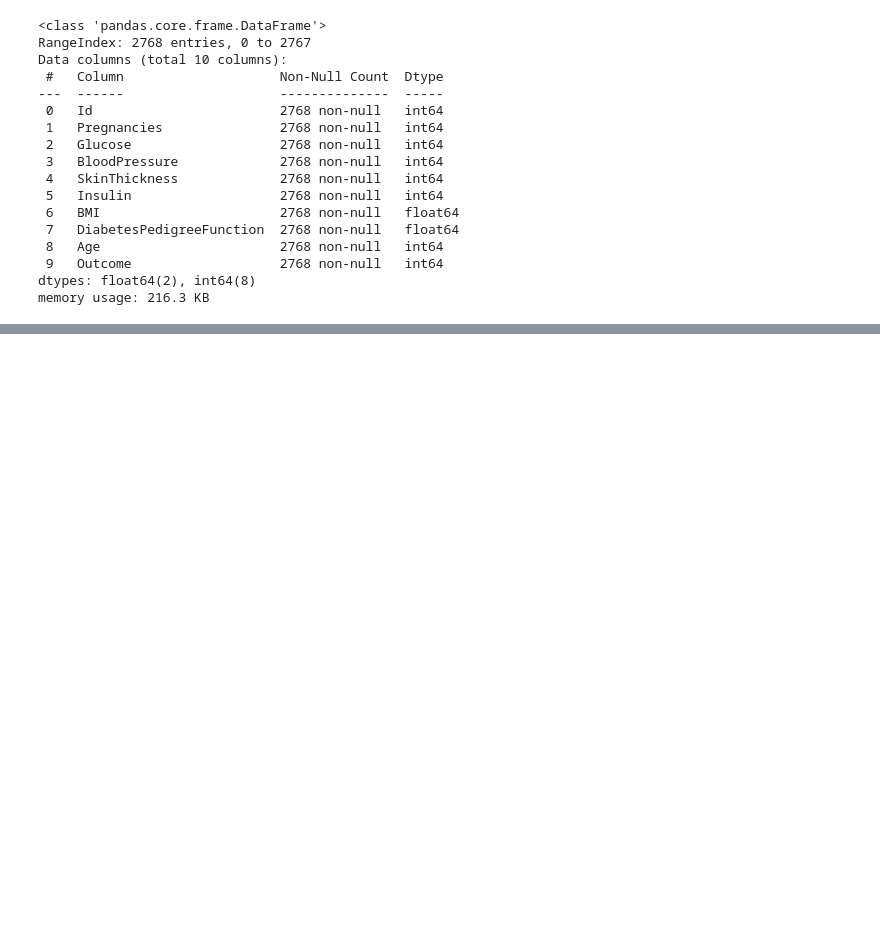
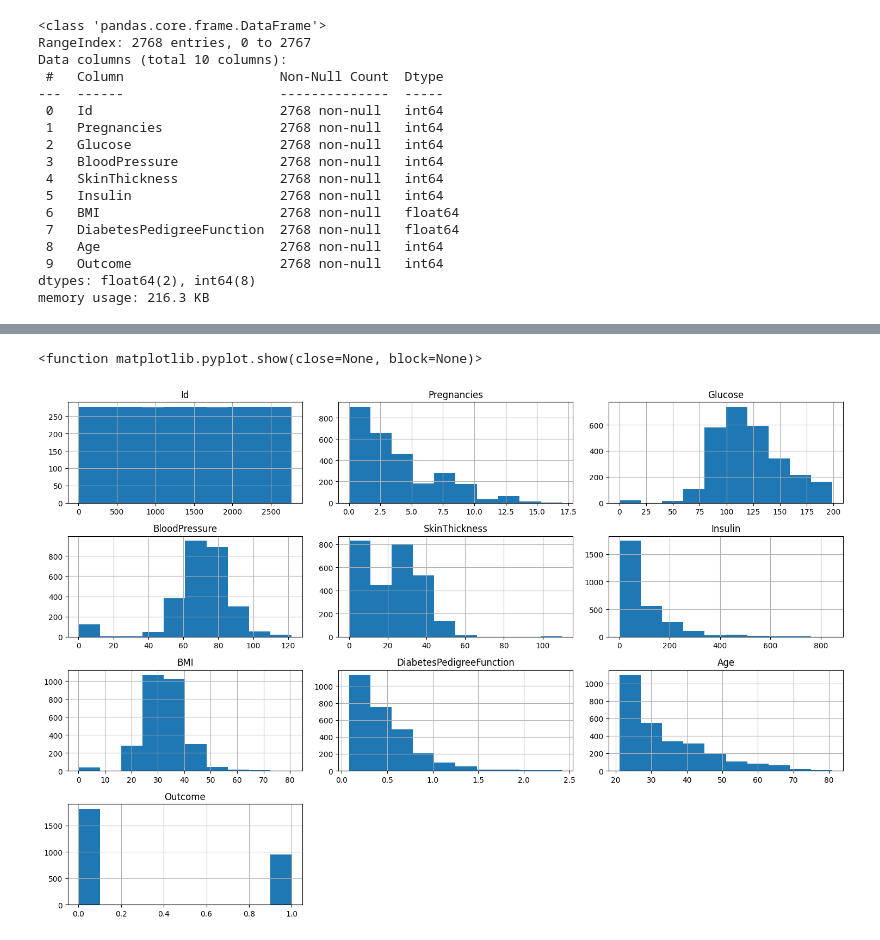
Before and after one commit to WS888-CODER/IT326-PROJECT, a Jupyter notebook: phase 2.ipynb, the cells around one changed output, grey strips where cells are left out. Drawn from its saved outputs; the diff is of its cells as text; code cells hidden in the pictures; blank space fills up the shorter version.

Commit message:
Data Visualization

```diff
--- a/phase 2.ipynb
+++ b/phase 2.ipynb
@@ -5,7 +7,7 @@ os.getcwd()
 # %% [output]
 '/workspaces/IT326-PROJECT'
 # %%
-diabetes = pd.read_csv('/drive/Dataset/Healthcare Diabetes.csv')
+diabetes = pd.read_csv('/workspaces/IT326-PROJECT/Dataset/Healthcare Diabetes.csv')
 df= pd.DataFrame(diabetes)
 # %%
 df.info()
@@ -41,0 +74,7 @@ df.describe()
+# %%
+df.hist(bins=10 , figsize=(15,10))
+plt.tight_layout()
+plt.show
+# %% [output]
+<function matplotlib.pyplot.show(close=None, block=None)>
+[figure, added]
```
Also changed, not shown: parts of 5 cells of this notebook.
